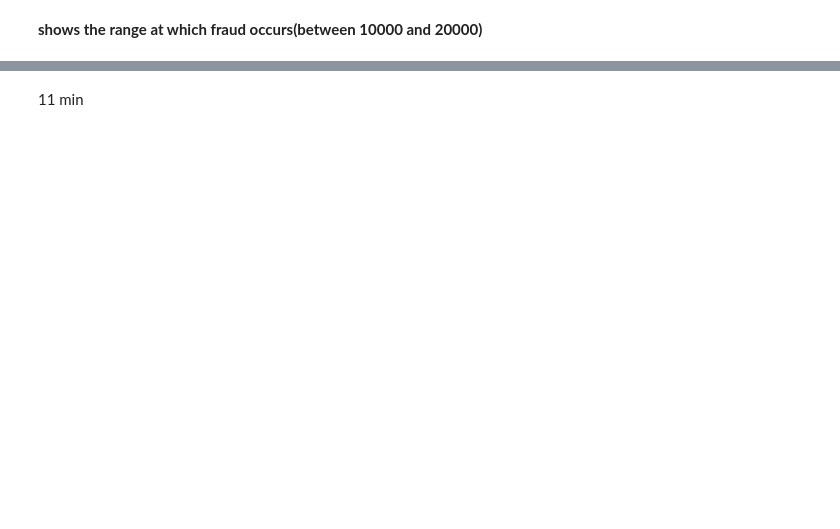
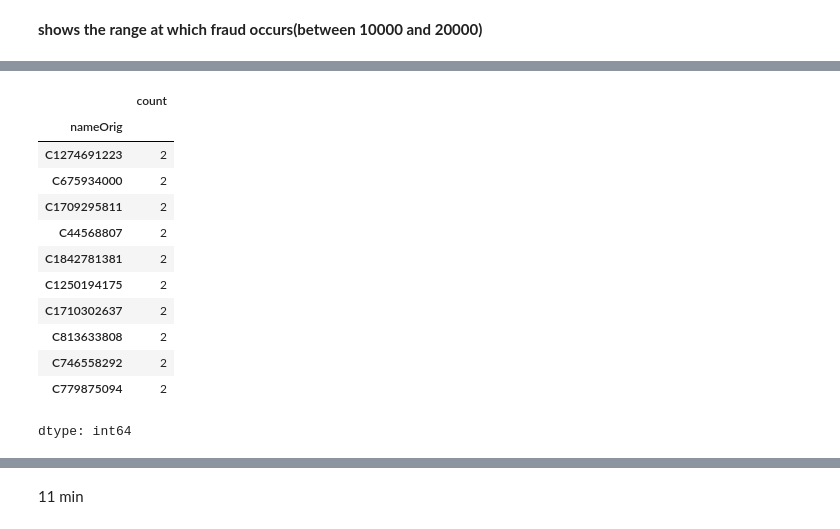
Before and after one commit to leonmarienga/Android-app, a Jupyter notebook: fraud.ipynb, the cells around one changed output, grey strips where cells are left out. Drawn from its saved outputs; the diff is of its cells as text; code cells hidden in the pictures; blank space fills up the shorter version.

```diff
--- a/fraud.ipynb
+++ b/fraud.ipynb
@@ -172,0 +201,18 @@ np.int64(2464178)
+# %%
+top_senders = df['nameOrig'].value_counts().head(10)
+# %%
+top_senders
+# %% [output]
+|  | count |
+| nameOrig |  |
+| C1274691223 | 2 |
+| C675934000 | 2 |
+| C1709295811 | 2 |
+| C44568807 | 2 |
+| C1842781381 | 2 |
+| C1250194175 | 2 |
+| C1710302637 | 2 |
+| C813633808 | 2 |
+| C746558292 | 2 |
+| C779875094 | 2 |
+dtype: int64
```
Also changed, not shown: parts of 16 cells of this notebook.
